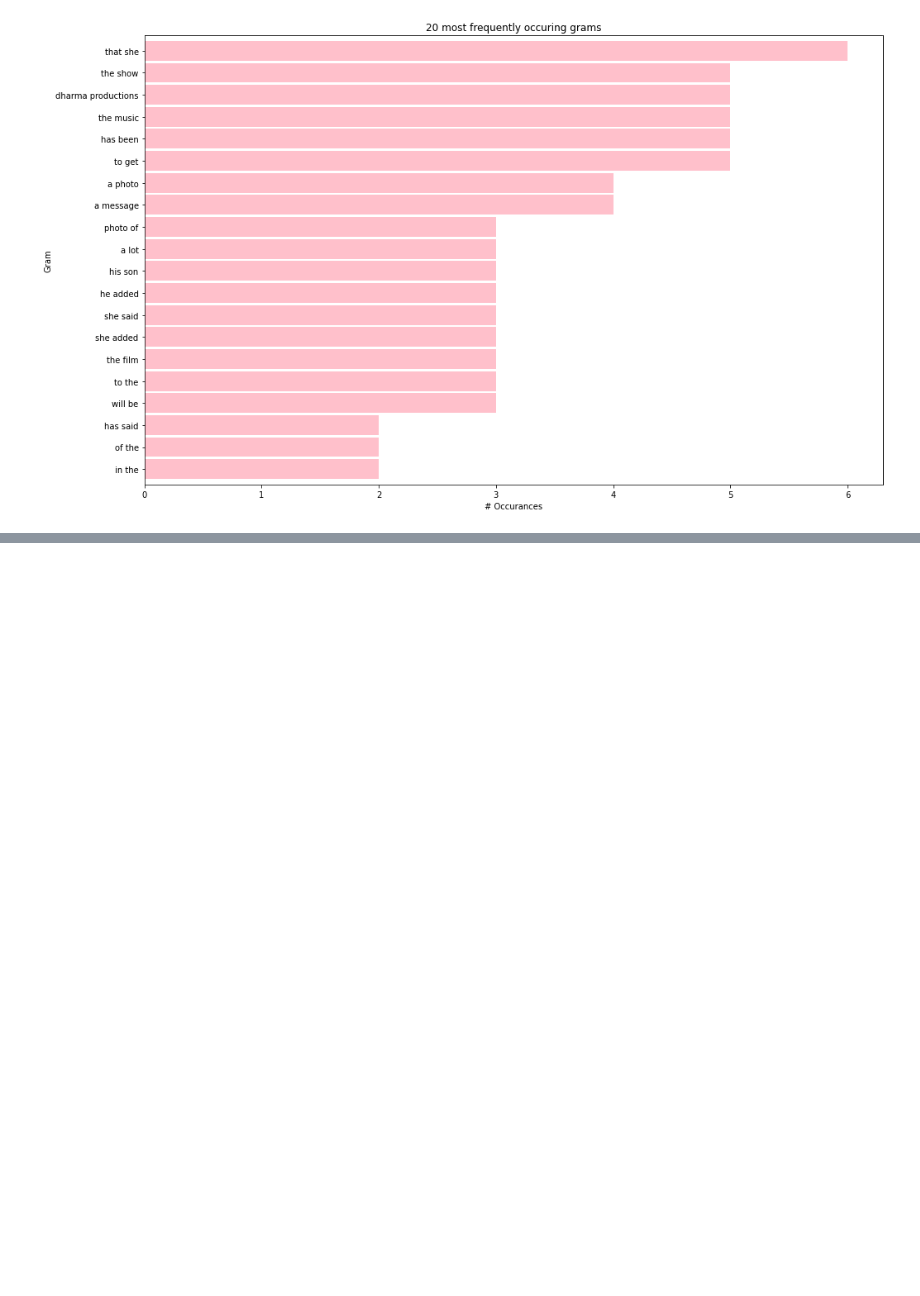
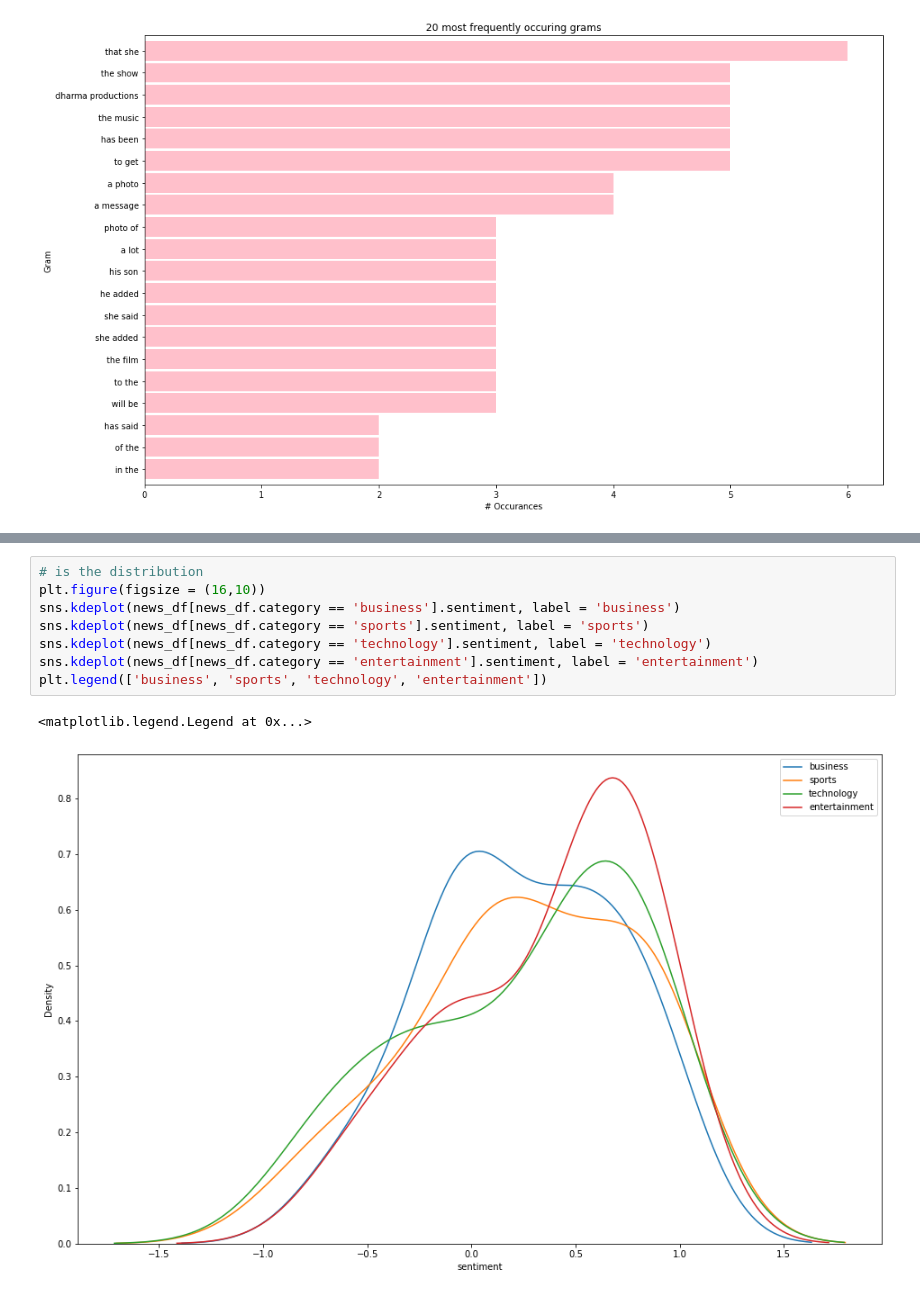
Before and after one commit to PGuajardo/NLP-exercises, a Jupyter notebook: explore_nlp.ipynb, the cells around one changed output, grey strips where cells are left out. Cells and saved outputs as stored; diff of their text form; blank space fills up the shorter version.

```diff
--- a/explore_nlp.ipynb
+++ b/explore_nlp.ipynb
@@ -421,0 +487,11 @@ get_gram_graph(top_20_entertainment)
+# %%
+# is the distribution
+plt.figure(figsize = (16,10))
+sns.kdeplot(news_df[news_df.category == 'business'].sentiment, label = 'business')
+sns.kdeplot(news_df[news_df.category == 'sports'].sentiment, label = 'sports')
+sns.kdeplot(news_df[news_df.category == 'technology'].sentiment, label = 'technology')
+sns.kdeplot(news_df[news_df.category == 'entertainment'].sentiment, label = 'entertainment')
+plt.legend(['business', 'sports', 'technology', 'entertainment'])
+# %% [output]
+<matplotlib.legend.Legend at 0x...>
+[figure, added]
```
Also changed, not shown: parts of 11 cells of this notebook, 1 other file.
